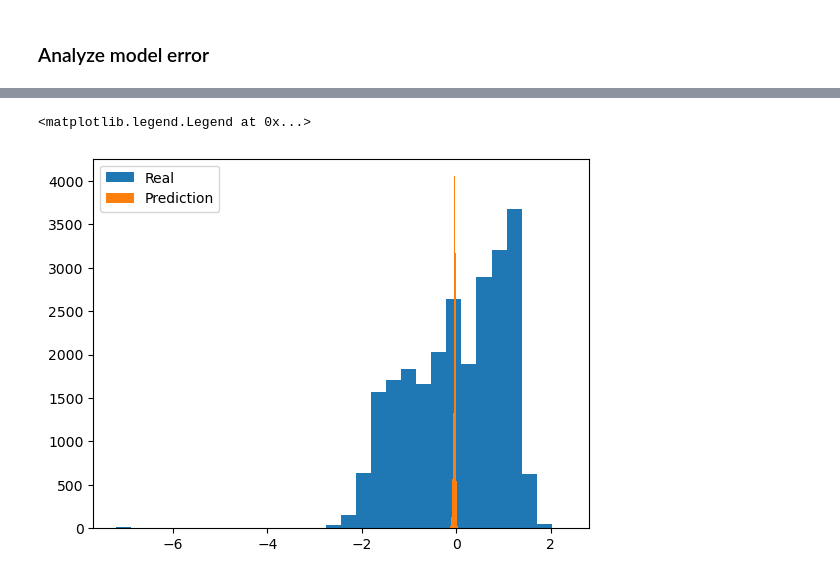
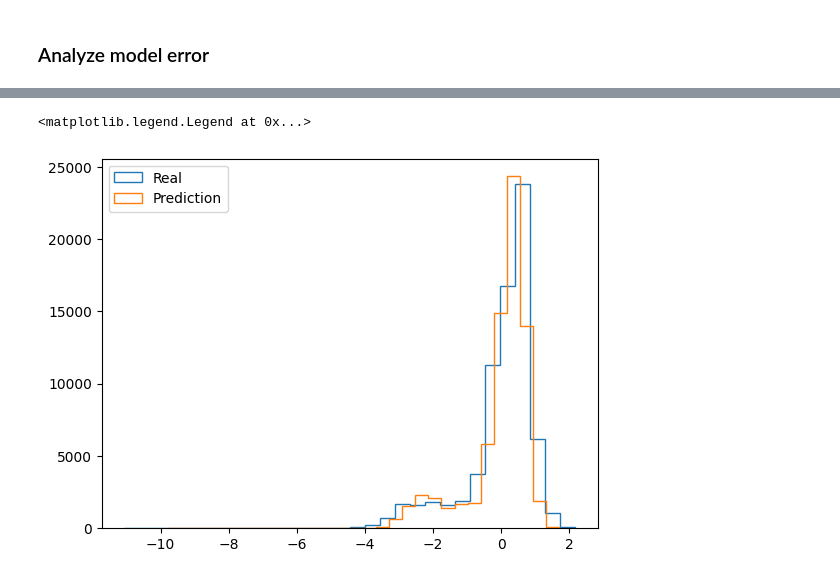
Before and after one commit to javierhndev/fdp-demo, a Jupyter notebook: modeling.ipynb, the cells around one changed output, grey strips where cells are left out. Drawn from its saved outputs; the diff is of its cells as text; code cells hidden in the pictures.

```diff
--- a/modeling.ipynb
+++ b/modeling.ipynb
@@ -151,7 +123,7 @@ plt.colorbar()
 #split in to train(70%) and test(30%) datasets
 train_dataset, test_dataset = random_split(dataset,[0.7,0.3])
 # %%
-batch_size=64
+batch_size=128
 train_dataloader=DataLoader(train_dataset,batch_size=batch_size,pin_memory=True,shuffle=True)
 test_dataloader=DataLoader(test_dataset,batch_size=batch_size,pin_memory=True)
 # %%
@@ -163,7 +135,7 @@ test_steps=len(test_dataloader.dataset)//batch_size
 # %%
 class smallCNN(nn.Module):
     def __init__(self):
-        super(CNN,self).__init__()
+        super(smallCNN,self).__init__()
         self.conv1=nn.Conv2d(in_channels=1,out_channels=5,kernel_size=5,stride=2,padding=1)
         self.relu1=nn.ReLU()
         self.pool1=nn.MaxPool2d(kernel_size=3,stride=2)
@@ -269,14 +241,20 @@ class CNN(nn.Module):
         return x
 # %%
 #hyperparameters
-learning_rate=0.001
-epochs=30
+learning_rate=0.005
+epochs=10
 #weight_decay = 1e-4  # L2 regularization
 # %%
-%%time
-model=CNN()
+##%%time
+model=smallCNN()
+#create a resnet18 model
+#model=resnet.ResNet(resnet.ResnetBlock,[2,2,2,2])
+#create a resnet34 model
+#model=resnet.ResNet(resnet.ResnetBlock,[3, 4, 6, 3])
 model.to(device)
 optim=torch.optim.Adam(model.parameters(),lr=learning_rate)
+#optim =torch.optim.SGD(model.parameters(), lr=learning_rate, momentum=0.95)
+#optim = torch.optim.RMSprop(model.parameters(), lr=learning_rate)
 #optim=torch.optim.AdamW(model.parameters(),lr=learning_rate, weight_decay=weight_decay)
 loss_fn=nn.MSELoss()
 #loss_fn=nn.L1Loss()
@@ -290,6 +268,7 @@ for e in range(epochs):
         fluxsurf = fluxsurf.to(device)
         kappa = kappa.to(device)
         predict = model(fluxsurf)
+        predict=torch.squeeze(predict,dim=1)
         loss=loss_fn(predict,kappa)
         optim.zero_grad()
         loss.backward()
@@ -305,6 +284,7 @@ for e in range(epochs):
             fluxsurf = fluxsurf.to(device)
             kappa = kappa.to(device)
             predict=model(fluxsurf)
+            predict=torch.squeeze(predict,dim=1)
             loss=loss_fn(predict,kappa)
             test_loss+=loss.item()
     test_loss=test_loss/test_steps
@@ -389,10 +356,10 @@ Text(0.5, 0, 'MAE')
 # %%
-plt.hist(real_kappa,bins=30,label='Real')
-plt.hist(predict_kappa,bins=30,label='Prediction')
+plt.hist(real_kappa,bins=30,label='Real',histtype='step')
+plt.hist(predict_kappa,bins=30,label='Prediction',histtype='step')
 plt.legend()
 # %% [output]
 <matplotlib.legend.Legend at 0x...>
-[figure, old version]
+[figure, new version]
 # %%
 real_kappa.mean()
 # %% [output]
```
Also changed, not shown: parts of 23 cells of this notebook, 7 other files.
